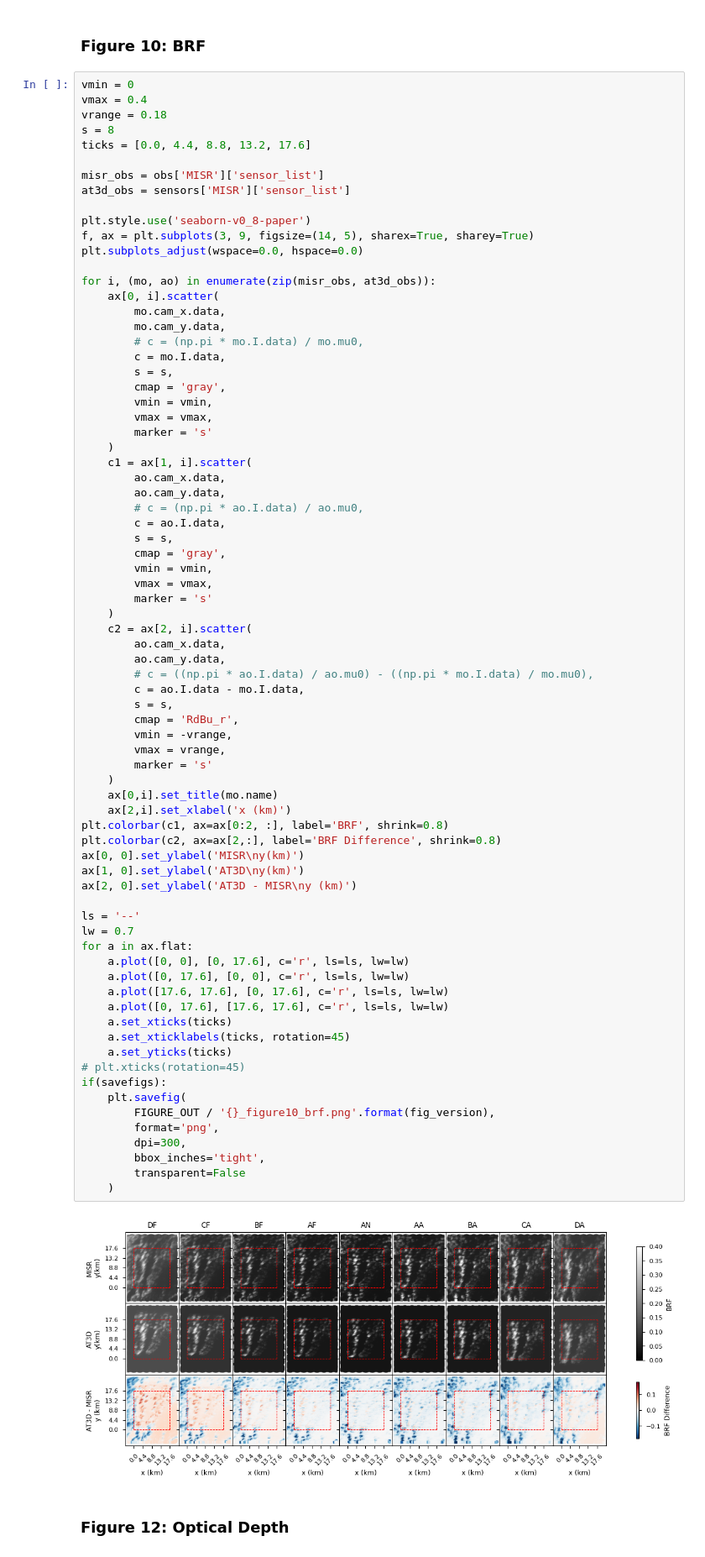
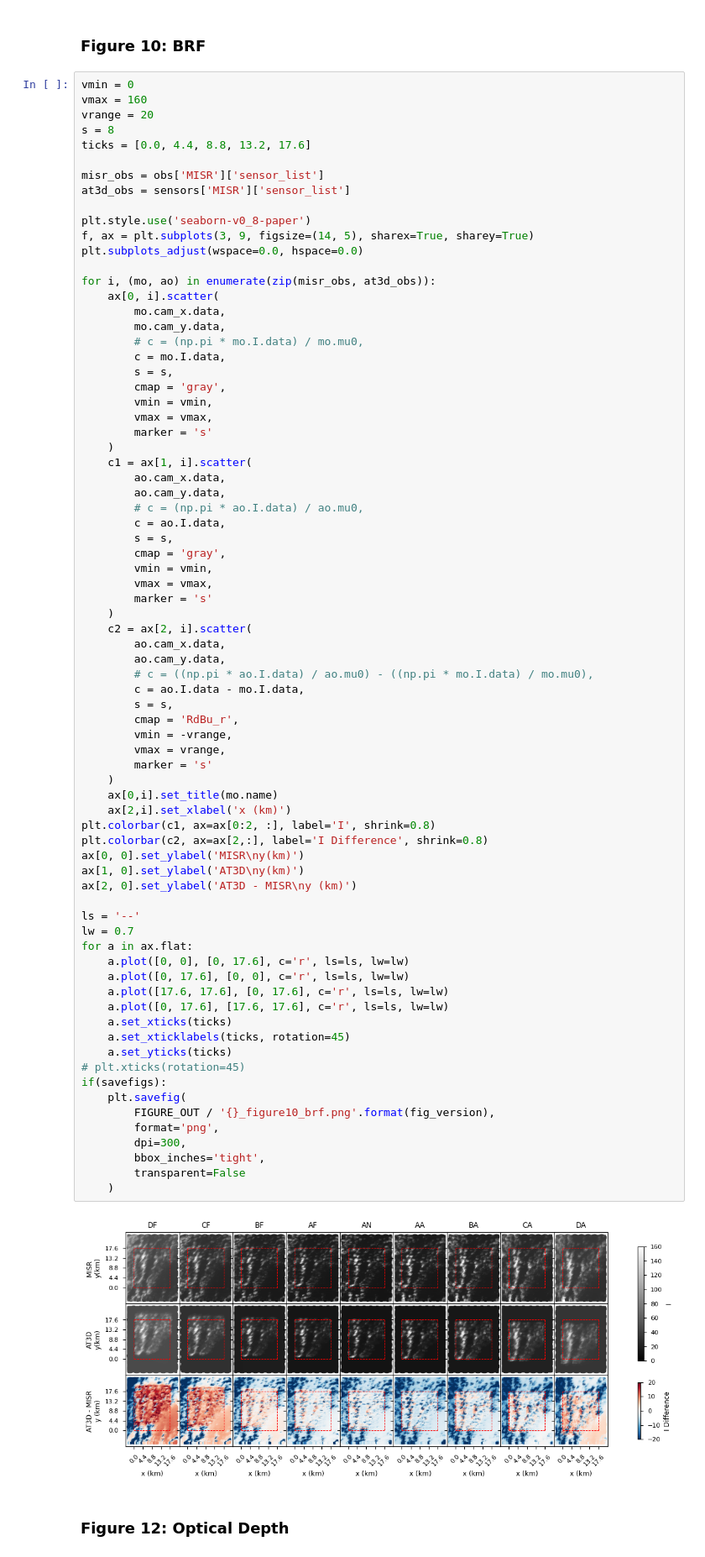
Before and after one commit to jlun17/misr-at3d-camp2ex, a Jupyter notebook: notebooks/investigation/single_retrieval/paper_figures.ipynb, the cells around one changed output. Shown at 84% size. Drawn from its saved outputs; the diff is of its cells as text.

```diff
--- a/notebooks/investigation/single_retrieval/paper_figures.ipynb
+++ b/notebooks/investigation/single_retrieval/paper_figures.ipynb
@@ -162,8 +163,8 @@ if(savefigs):
 ### Figure 10: BRF
 # %%
 vmin = 0
-vmax = 0.4
-vrange = 0.18
+vmax = 160
+vrange = 20
 s = 8
 ticks = [0.0, 4.4, 8.8, 13.2, 17.6]
 
@@ -207,36 +208,36 @@ for i, (mo, ao) in enumerate(zip(misr_obs, at3d_obs)):
         vmin = -vrange,
         vmax = vrange,
         marker = 's'
     )
     ax[0,i].set_title(mo.name)
     ax[2,i].set_xlabel('x (km)')
-plt.colorbar(c1, ax=ax[0:2, :], label='BRF', shrink=0.8)
-plt.colorbar(c2, ax=ax[2,:], label='BRF Difference', shrink=0.8)
+plt.colorbar(c1, ax=ax[0:2, :], label='I', shrink=0.8)
+plt.colorbar(c2, ax=ax[2,:], label='I Difference', shrink=0.8)
 ax[0, 0].set_ylabel('MISR\ny(km)')
 ax[1, 0].set_ylabel('AT3D\ny(km)')
 ax[2, 0].set_ylabel('AT3D - MISR\ny (km)')
 
 ls = '--'
 lw = 0.7
 for a in ax.flat:
     a.plot([0, 0], [0, 17.6], c='r', ls=ls, lw=lw)
     a.plot([0, 17.6], [0, 0], c='r', ls=ls, lw=lw)
     a.plot([17.6, 17.6], [0, 17.6], c='r', ls=ls, lw=lw)
     a.plot([0, 17.6], [17.6, 17.6], c='r', ls=ls, lw=lw)
     a.set_xticks(ticks)
     a.set_xticklabels(ticks, rotation=45)
     a.set_yticks(ticks)
 # plt.xticks(rotation=45)
 if(savefigs):
     plt.savefig(
         FIGURE_OUT / '{}_figure10_brf.png'.format(fig_version),
         format='png',
         dpi=300,
         bbox_inches='tight',
         transparent=False
     )
 # %% [output]
-[figure, old version]
+[figure, new version]
 # %% [markdown]
 ### Figure 12: Optical Depth
 # %%
```
Also changed, not shown: parts of 2 cells of this notebook, 2 other files.
